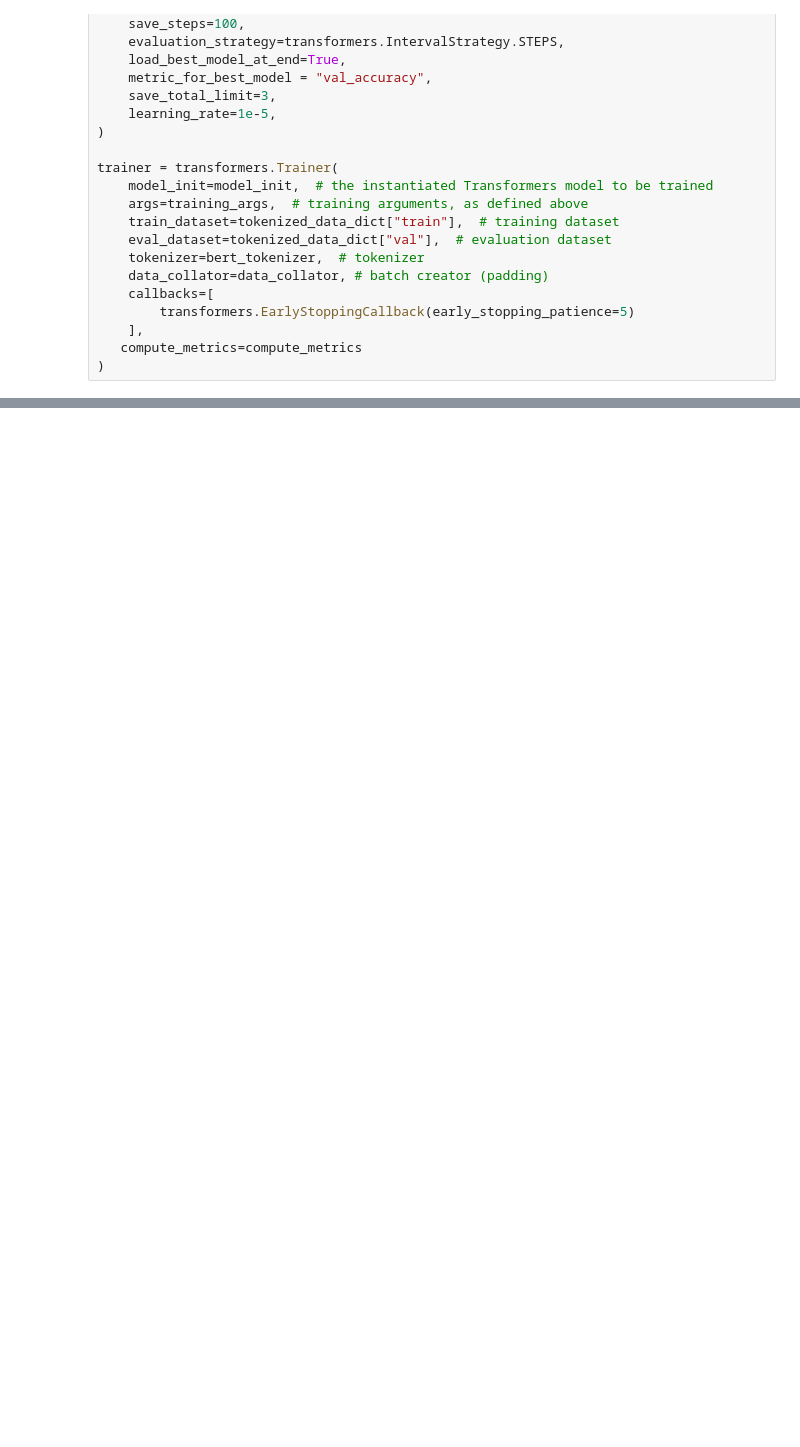
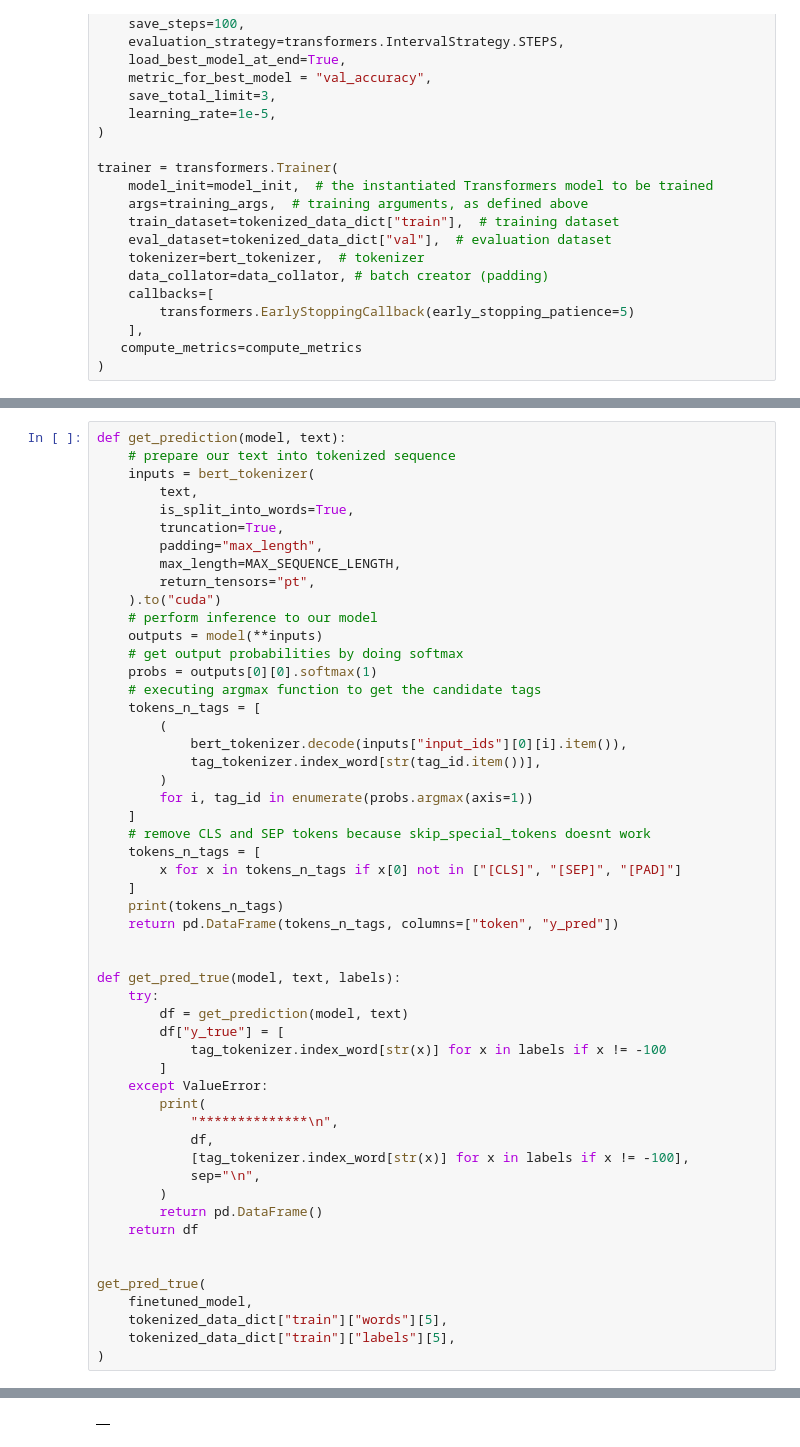
Before and after one commit to VassilisDrouzas/Natural-Language-Processing, a Jupyter notebook: transformers/ex3.ipynb, the cells around one changed output, grey strips where cells are left out. Drawn from its saved outputs; the diff is of its cells as text; blank space fills up the shorter version.

```diff
--- a/transformers/ex3.ipynb
+++ b/transformers/ex3.ipynb
@@ -801,0 +778,54 @@ OutOfMemoryError: CUDA out of memory. Tried to allocate 2.00 MiB. GPU 0 has a to
+# %%
+def get_prediction(model, text):
+    # prepare our text into tokenized sequence
+    inputs = bert_tokenizer(
+        text,
+        is_split_into_words=True,
+        truncation=True,
+        padding="max_length",
+        max_length=MAX_SEQUENCE_LENGTH,
+        return_tensors="pt",
+    ).to("cuda")
+    # perform inference to our model
+    outputs = model(**inputs)
+    # get output probabilities by doing softmax
+    probs = outputs[0][0].softmax(1)
+    # executing argmax function to get the candidate tags
+    tokens_n_tags = [
+        (
+            bert_tokenizer.decode(inputs["input_ids"][0][i].item()),
+            tag_tokenizer.index_word[str(tag_id.item())],
+        )
+        for i, tag_id in enumerate(probs.argmax(axis=1))
+    ]
+    # remove CLS and SEP tokens because skip_special_tokens doesnt work
+    tokens_n_tags = [
+        x for x in tokens_n_tags if x[0] not in ["[CLS]", "[SEP]", "[PAD]"]
+    ]
+    print(tokens_n_tags)
+    return pd.DataFrame(tokens_n_tags, columns=["token", "y_pred"])
+
+
+def get_pred_true(model, text, labels):
+    try:
+        df = get_prediction(model, text)
+        df["y_true"] = [
+            tag_tokenizer.index_word[str(x)] for x in labels if x != -100
+        ]
+    except ValueError:
+        print(
+            "**************\n",
+            df,
+            [tag_tokenizer.index_word[str(x)] for x in labels if x != -100],
+            sep="\n",
+        )
+        return pd.DataFrame()
+    return df
+
+
+get_pred_true(
+    finetuned_model,
+    tokenized_data_dict["train"]["words"][5],
+    tokenized_data_dict["train"]["labels"][5],
+)
+# %% [output]
@@ -801,0 +849 @@ OutOfMemoryError: CUDA out of memory. Tried to allocate 2.00 MiB. GPU 0 has a to
+|  |
```
Also changed, not shown: parts of 12 cells of this notebook, 8 other files.
